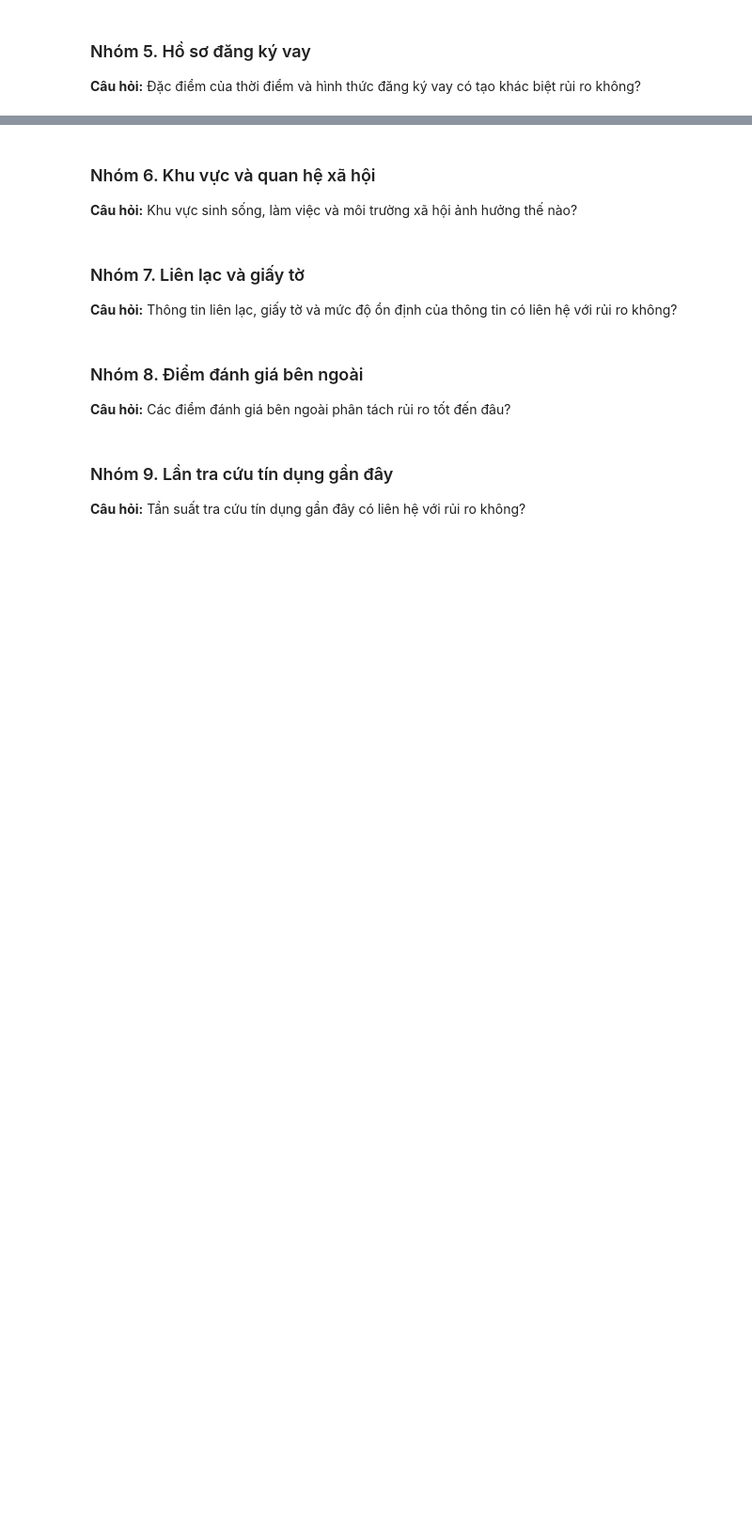
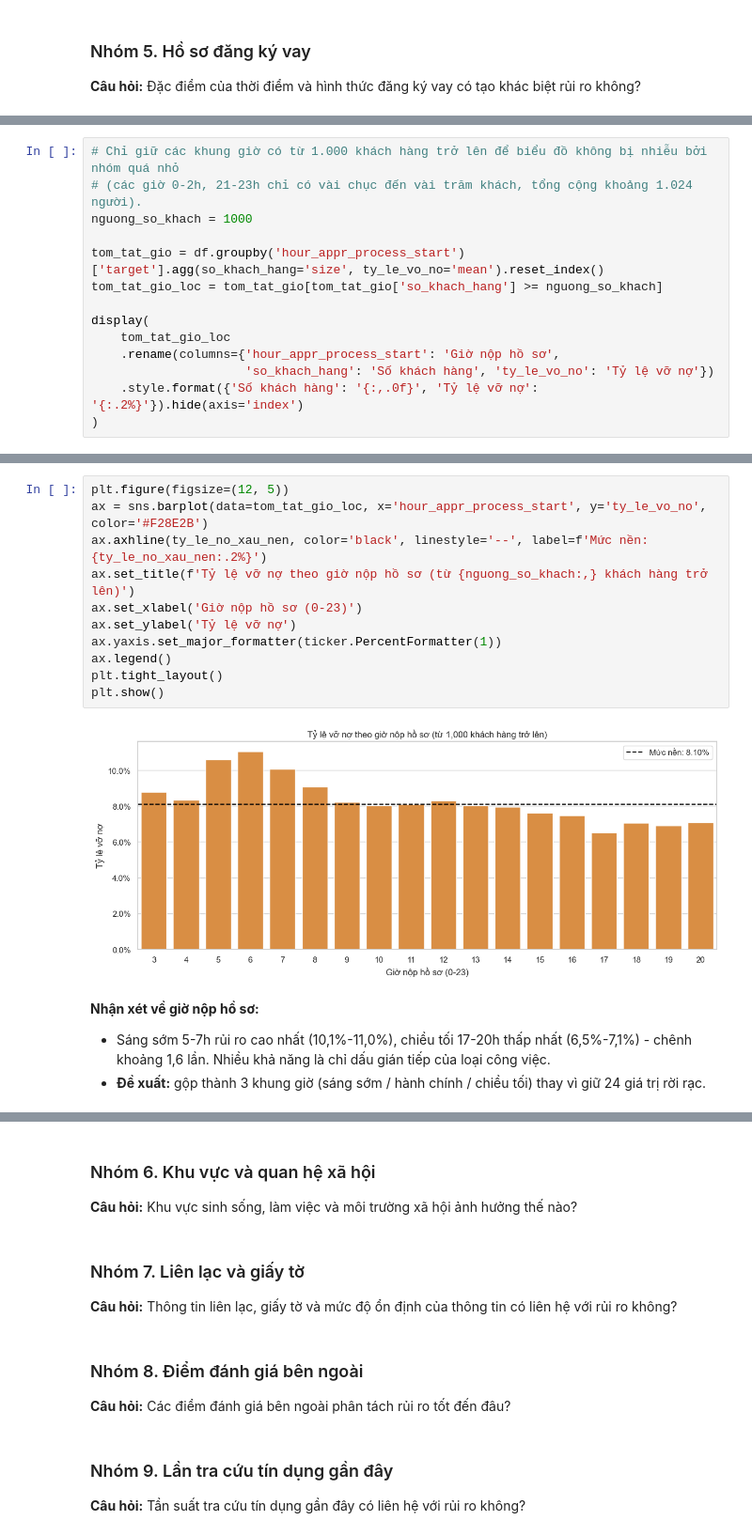
Before and after one commit to thanhhung9720001-collab/credit-risk-classifier, a Jupyter notebook: notebooks/04_eda_visualization.ipynb, the cells around one changed output, grey strips where cells are left out. Shown at 94% size. Saved outputs shown, nothing was run; the diff lists cells and outputs as text; blank space fills up the shorter version.

```diff
--- a/notebooks/04_eda_visualization.ipynb
+++ b/notebooks/04_eda_visualization.ipynb
@@ -1766,0 +1838,14 @@ plt.show()
+# %%
+# Chỉ giữ các khung giờ có từ 1.000 khách hàng trở lên để biểu đồ không bị nhiễu bởi nhóm quá nhỏ
+# (các giờ 0-2h, 21-23h chỉ có vài chục đến vài trăm khách, tổng cộng khoảng 1.024 người).
+nguong_so_khach = 1000
+
+tom_tat_gio = df.groupby('hour_appr_process_start')['target'].agg(so_khach_hang='size', ty_le_vo_no='mean').reset_index()
+tom_tat_gio_loc = tom_tat_gio[tom_tat_gio['so_khach_hang'] >= nguong_so_khach]
+
+display(
+    tom_tat_gio_loc
+    .rename(columns={'hour_appr_process_start': 'Giờ nộp hồ sơ',
+                     'so_khach_hang': 'Số khách hàng', 'ty_le_vo_no': 'Tỷ lệ vỡ nợ'})
+    .style.format({'Số khách hàng': '{:,.0f}', 'Tỷ lệ vỡ nợ': '{:.2%}'}).hide(axis='index')
+)
@@ -1766,0 +1870,18 @@ plt.show()
+# %%
+plt.figure(figsize=(12, 5))
+ax = sns.barplot(data=tom_tat_gio_loc, x='hour_appr_process_start', y='ty_le_vo_no', color='#F28E2B')
+ax.axhline(ty_le_no_xau_nen, color='black', linestyle='--', label=f'Mức nền: {ty_le_no_xau_nen:.2%}')
+ax.set_title(f'Tỷ lệ vỡ nợ theo giờ nộp hồ sơ (từ {nguong_so_khach:,} khách hàng trở lên)')
+ax.set_xlabel('Giờ nộp hồ sơ (0-23)')
+ax.set_ylabel('Tỷ lệ vỡ nợ')
+ax.yaxis.set_major_formatter(ticker.PercentFormatter(1))
+ax.legend()
+plt.tight_layout()
+plt.show()
+# %% [output]
+[figure, added]
+# %% [markdown]
+**Nhận xét về giờ nộp hồ sơ:**
+
+- Sáng sớm 5-7h rủi ro cao nhất (10,1%-11,0%), chiều tối 17-20h thấp nhất (6,5%-7,1%) - chênh khoảng 1,6 lần. Nhiều khả năng là chỉ dấu gián tiếp của loại công việc.
+- **Đề xuất:** gộp thành 3 khung giờ (sáng sớm / hành chính / chiều tối) thay vì giữ 24 giá trị rời rạc.
```
Also changed, not shown: parts of 36 cells of this notebook.
